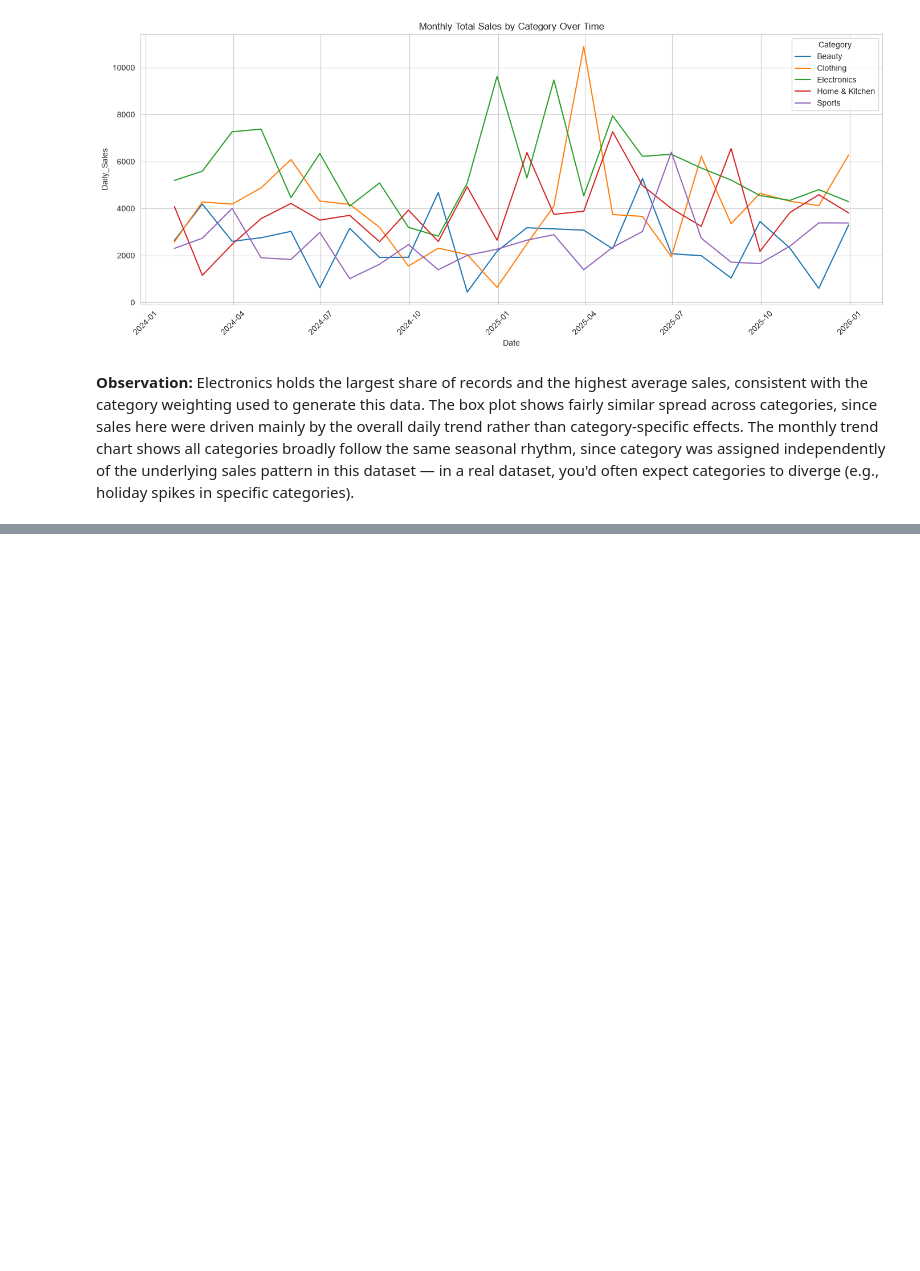
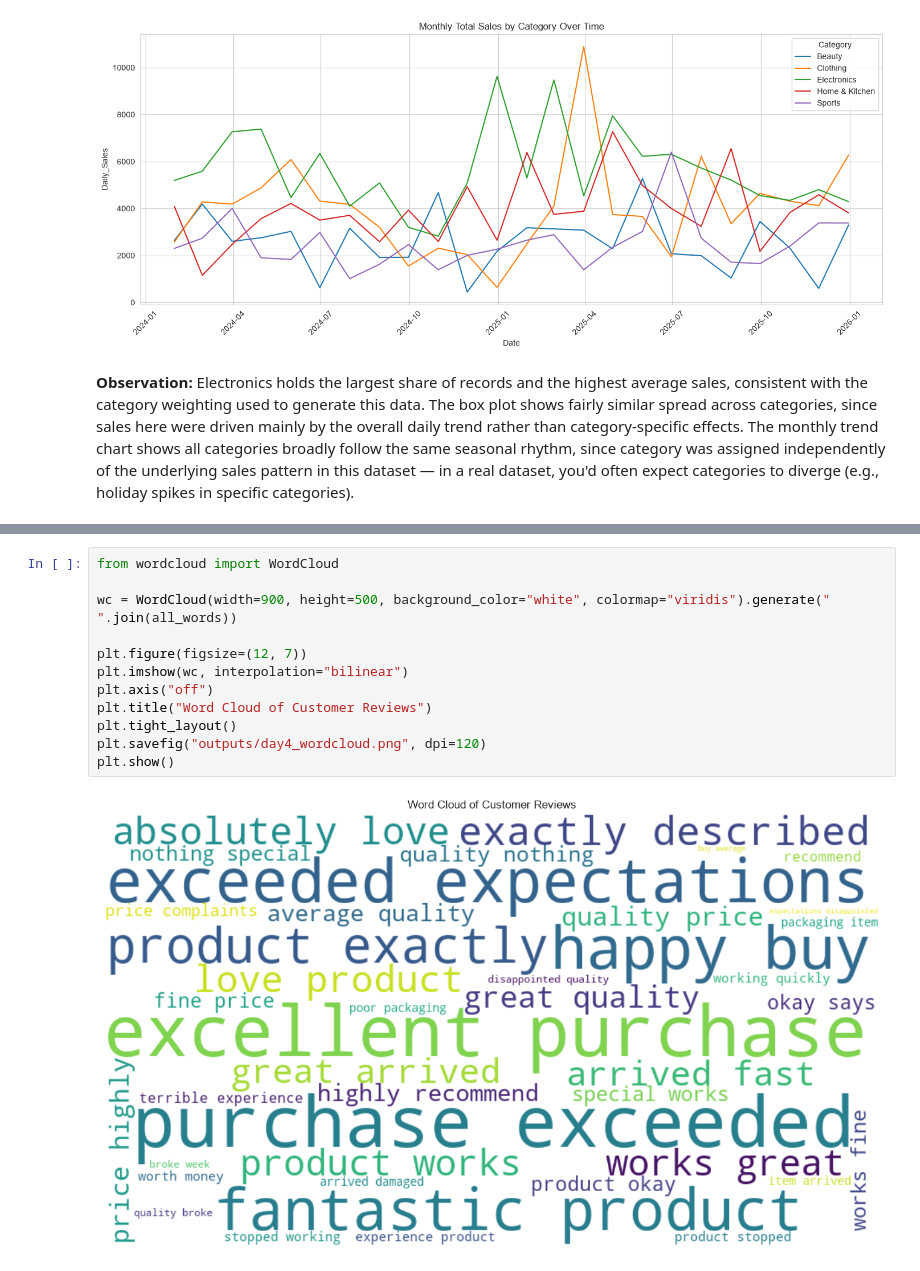
Before and after one commit to nikitha-d1323/data-analysis-mini-projects, a Jupyter notebook: unit3-sales-timeseries-text/Sales_TimeSeries_Text_Unit3.ipynb, the cells around one changed output, grey strips where cells are left out. Cells and saved outputs as stored; diff of their text form; blank space fills up the shorter version.

```diff
--- a/unit3-sales-timeseries-text/Sales_TimeSeries_Text_Unit3.ipynb
+++ b/unit3-sales-timeseries-text/Sales_TimeSeries_Text_Unit3.ipynb
@@ -297,0 +375,14 @@ spikes in specific categories).
+# %%
+from wordcloud import WordCloud
+
+wc = WordCloud(width=900, height=500, background_color="white", colormap="viridis").generate(" ".join(all_words))
+
+plt.figure(figsize=(12, 7))
+plt.imshow(wc, interpolation="bilinear")
+plt.axis("off")
+plt.title("Word Cloud of Customer Reviews")
+plt.tight_layout()
+plt.savefig("outputs/day4_wordcloud.png", dpi=120)
+plt.show()
+# %% [output]
+[figure, added]
```
Also changed, not shown: parts of 9 cells of this notebook, 4 other files.
